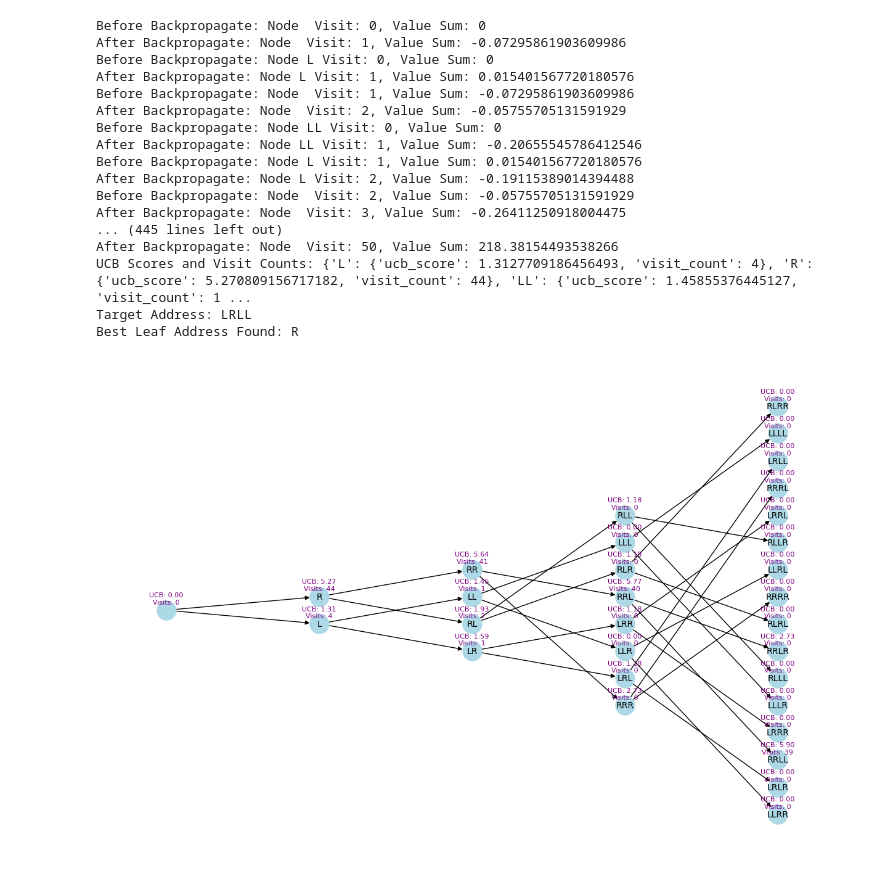
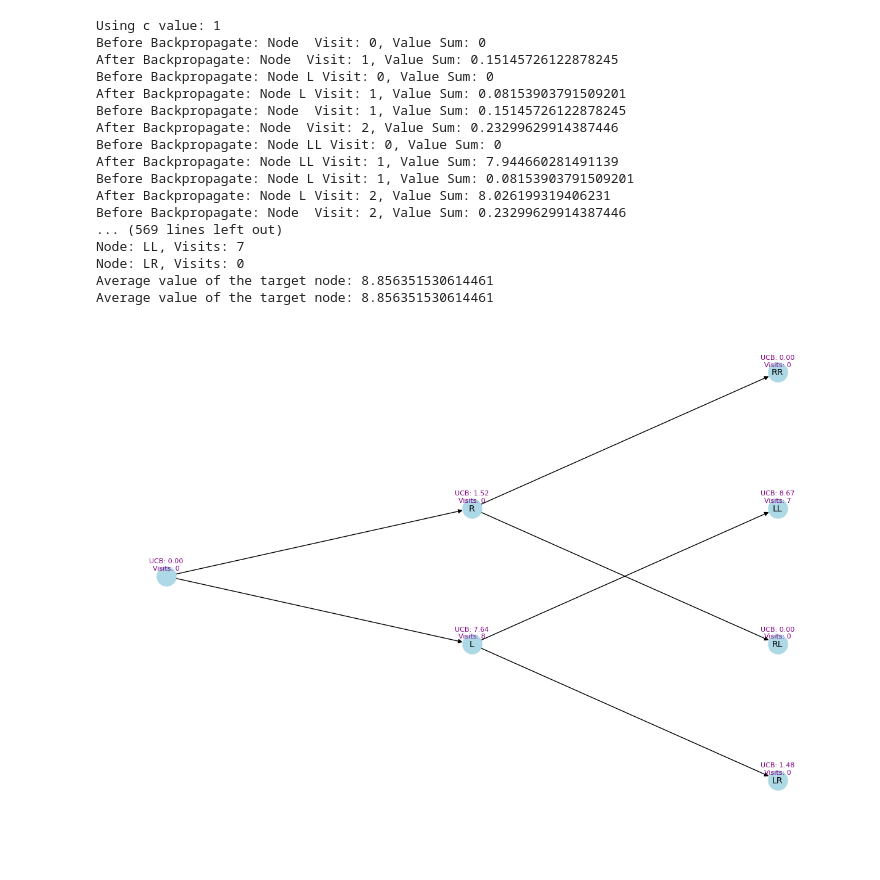
Before and after one commit to Lizaterdag/MCTS, a Jupyter notebook: MCTS.ipynb, the cells around one changed output. Saved outputs shown, nothing was run; the diff lists cells and outputs as text; code cells hidden in the pictures.

```diff
--- a/MCTS.ipynb
+++ b/MCTS.ipynb
@@ -39,7 +38,7 @@ def create_node(address):
         "children": {}
     }
 # %%
-def mcts(tree, leaf_values, iterations, rollouts_per_leaf, c=np.sqrt(2)):
+def mcts(tree, leaf_values, iterations, rollouts_per_leaf, c):
     root = create_node("")
     ucb_scores = {}
 
@@ -111,10 +110,10 @@ def mcts(tree, leaf_values, iterations, rollouts_per_leaf, c=np.sqrt(2)):
         if not leaf["children"] and len(leaf["address"]) < tree.depth:
             expand(leaf)
 
-        # random simulation to get a value
+        # random simulation
         value = rollout(leaf)
 
-        # update path with the value
+        # update path
         backpropagate(path + [leaf], value)
 
     # return the best action from the root
@@ -148,38 +147,50 @@ def visualize_tree(tree, ucb_scores):
             fontsize=8, color="purple", ha="center"
         )
 # %%
-depth = 4
+depth = 2
 tree = TreeStructure(depth)
 target_address = random.choice(tree.leaf_addr)
 leaf_values = compute_distance(tree.leaf_addr, target_address)
 
 # perform MCTS
-iterations = 50
+iterations = 10
 rollouts_per_leaf = 5
-best_leaf, ucb_scores = mcts(tree, leaf_values, iterations, rollouts_per_leaf)
-print("UCB Scores and Visit Counts:", ucb_scores)
 
-# viz
-visualize_tree(tree,  ucb_scores)
+#try out different values of c
+c = [1, 0.5, 0.1, 0.01, 0.001, np.sqrt(2), np.sqrt(2) / 2, np.sqrt(2) / 4, np.sqrt(2) / 8]
+for c_val in c:
+    print(f"Using c value: {c_val}")
+    best_leaf, ucb_scores = mcts(tree, leaf_values, iterations, rollouts_per_leaf, c_val)
+    print("UCB Scores and Visit Counts:", ucb_scores)
 
-print("Target Address:", target_address)
-print("Best Leaf Address Found:", best_leaf)
+    # viz
+    visualize_tree(tree,  ucb_scores)
+
+    print("Target Address:", target_address)
+    print("Best Leaf Address Found:", best_leaf)
+
+    print("Number of times each node is visited:")
+    for node, ucb_data in ucb_scores.items():
+        print(f"Node: {node}, Visits: {ucb_data['visit_count']}")
+
+    #The average value of the target node
+    print("Average value of the target node:", leaf_values[target_address])
 # %% [output]
+Using c value: 1
 Before Backpropagate: Node  Visit: 0, Value Sum: 0
-After Backpropagate: Node  Visit: 1, Value Sum: -0.07295861903609986
+After Backpropagate: Node  Visit: 1, Value Sum: 0.15145726122878245
 Before Backpropagate: Node L Visit: 0, Value Sum: 0
-After Backpropagate: Node L Visit: 1, Value Sum: 0.015401567720180576
-Before Backpropagate: Node  Visit: 1, Value Sum: -0.07295861903609986
-After Backpropagate: Node  Visit: 2, Value Sum: -0.05755705131591929
+After Backpropagate: Node L Visit: 1, Value Sum: 0.08153903791509201
+Before Backpropagate: Node  Visit: 1, Value Sum: 0.15145726122878245
+After Backpropagate: Node  Visit: 2, Value Sum: 0.23299629914387446
 Before Backpropagate: Node LL Visit: 0, Value Sum: 0
-After Backpropagate: Node LL Visit: 1, Value Sum: -0.20655545786412546
-Before Backpropagate: Node L Visit: 1, Value Sum: 0.015401567720180576
-After Backpropagate: Node L Visit: 2, Value Sum: -0.19115389014394488
-Before Backpropagate: Node  Visit: 2, Value Sum: -0.05755705131591929
-After Backpropagate: Node  Visit: 3, Value Sum: -0.26411250918004475
-... (445 lines left out)
-After Backpropagate: Node  Visit: 50, Value Sum: 218.38154493538266
-UCB Scores and Visit Counts: {'L': {'ucb_score': 1.3127709186456493, 'visit_count': 4}, 'R': {'ucb_score': 5.270809156717182, 'visit_count': 44}, 'LL': {'ucb_score': 1.45855376445127, 'visit_count': 1 ...
-Target Address: LRLL
-Best Leaf Address Found: R
+After Backpropagate: Node LL Visit: 1, Value Sum: 7.944660281491139
+Before Backpropagate: Node L Visit: 1, Value Sum: 0.08153903791509201
+After Backpropagate: Node L Visit: 2, Value Sum: 8.026199319406231
+Before Backpropagate: Node  Visit: 2, Value Sum: 0.23299629914387446
+... (569 lines left out)
+Node: LL, Visits: 7
+Node: LR, Visits: 0
+Average value of the target node: 8.856351530614461
+Average value of the target node: 8.856351530614461
-[figure, old version]
+[figure, new version]
```
Also changed, not shown: parts of 2 cells of this notebook.
